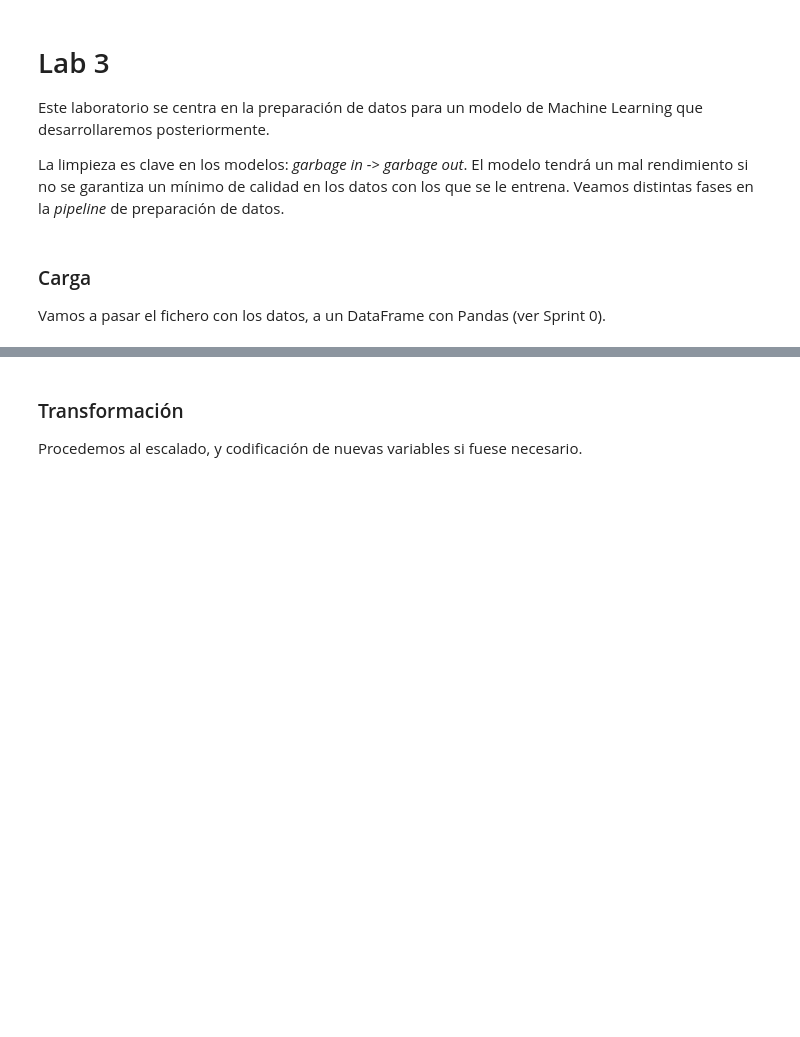
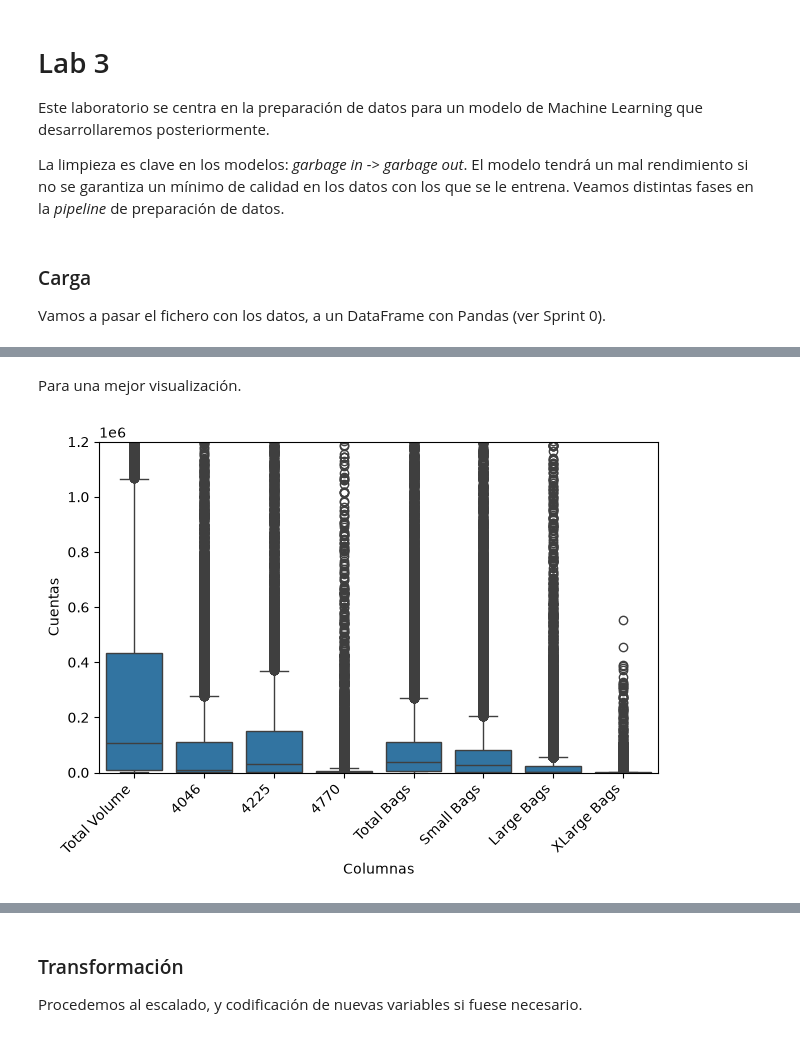
Before and after one commit to samuelmzc/Desarrollo_Soluciones_IA_UNIR, a Jupyter notebook: 1_Introduccion_IA_ML/lab3_NOTERMINADO.ipynb, the cells around one changed output, grey strips where cells are left out. Drawn from its saved outputs; the diff is of its cells as text; code cells hidden in the pictures; blank space fills up the shorter version.

```diff
--- a/1_Introduccion_IA_ML/lab3_NOTERMINADO.ipynb
+++ b/1_Introduccion_IA_ML/lab3_NOTERMINADO.ipynb
@@ -14,0 +150,11 @@ Exploremos y visualicemos los datos para saber con qué estamos trabajando.
+# %% [markdown]
+Para una mejor visualización.
+# %%
+sns.boxplot(x = "variable", y = "value", data = df_melt)
+plt.ylim(bottom = 0, top = 1.2e6)
+plt.xlabel("Columnas")
+plt.ylabel("Cuentas")
+plt.tick_params("x", rotation = 45, rotation_mode = "xtick")
+plt.tight_layout()
+# %% [output]
+[figure, added]
```
Also changed, not shown: parts of 42 cells of this notebook.
